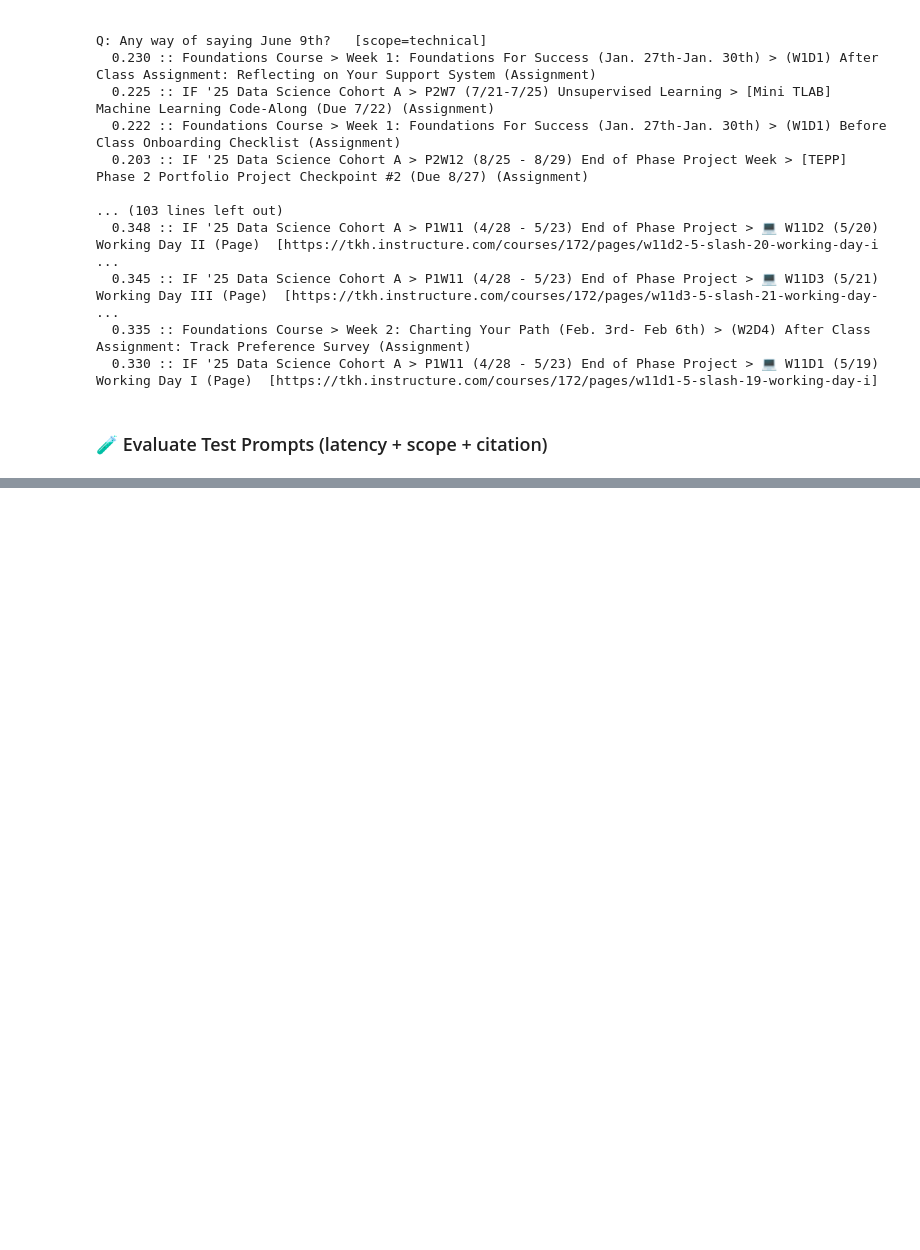
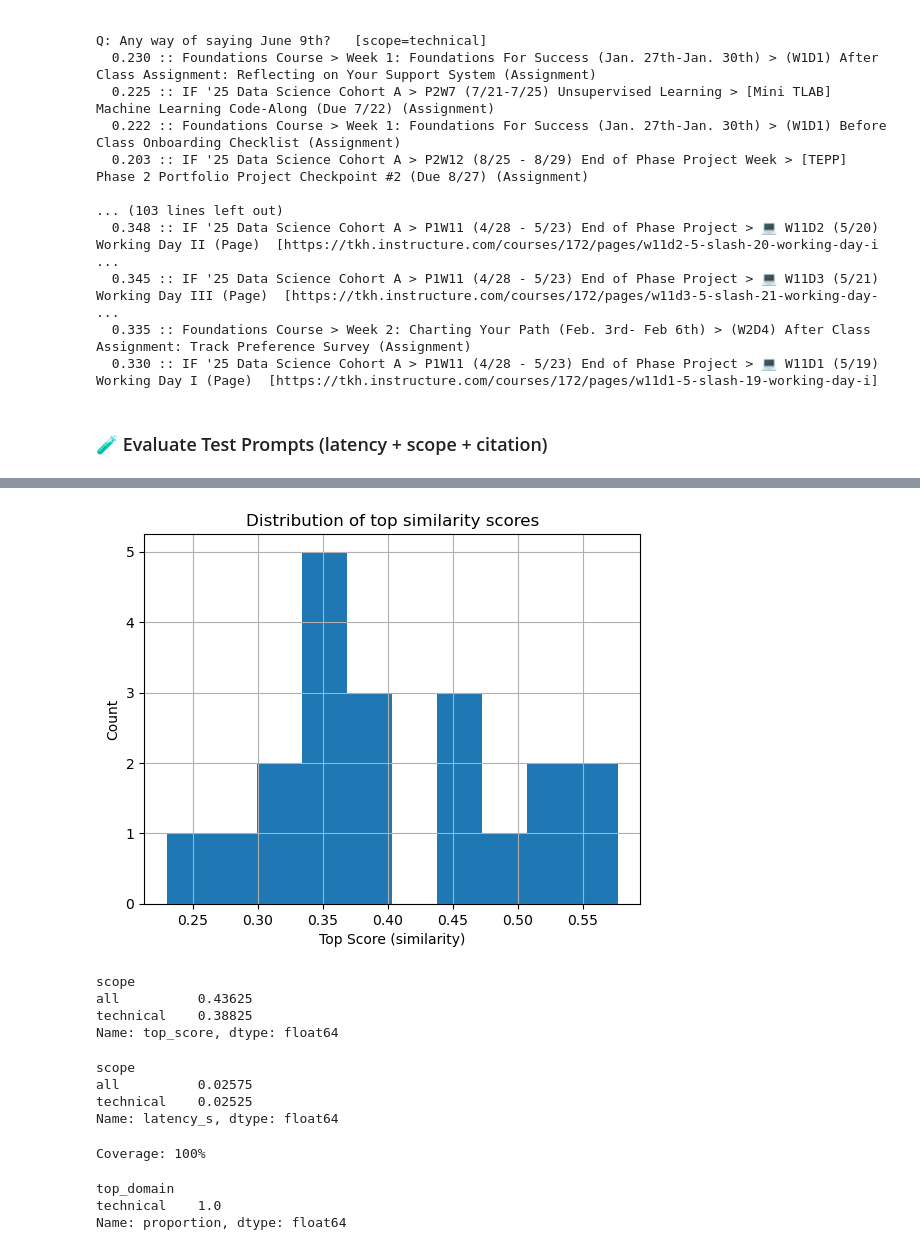
Before and after one commit to DataEden/SlideHunter, a Jupyter notebook: notebooks/nb03_eval.ipynb, the cells around one changed output, grey strips where cells are left out. Drawn from its saved outputs; the diff is of its cells as text; code cells hidden in the pictures; blank space fills up the shorter version.

```diff
--- a/notebooks/nb03_eval.ipynb
+++ b/notebooks/nb03_eval.ipynb
@@ -297,0 +372,41 @@ slidehunter_df
+# %%
+sh_df["top_score"].describe()
+
+sh_df["top_score"].hist(bins=10)
+plt.xlabel("Top Score (similarity)")
+plt.ylabel("Count")
+plt.title("Distribution of top similarity scores")
+plt.show()
+# %% [output]
+[figure, added]
+# %%
+# Query-level observations
+# View whether scope="auto" queries behave differently vs. technical.
+# do a split,agg, combine on these
+tp_score = sh_df.groupby("scope")["top_score"].mean()
+tp_score
+# %% [output]
+scope
+all          0.43625
+technical    0.38825
+Name: top_score, dtype: float64
+# %%
+tp_laten = sh_df.groupby("scope")["latency_s"].mean()
+tp_laten
+# %% [output]
+scope
+all          0.02575
+technical    0.02525
+Name: latency_s, dtype: float64
+# %%
+coverage = (sh_df["citation"] != "(no hits)").mean()
+print(f"Coverage: {coverage:.0%}")
+# %% [output]
+Coverage: 100%
+# %%
+tp_dom = sh_df["top_domain"].value_counts(normalize=True)
+tp_dom
+# %% [output]
+top_domain
+technical    1.0
+Name: proportion, dtype: float64
```
Also changed, not shown: parts of 14 cells of this notebook.
